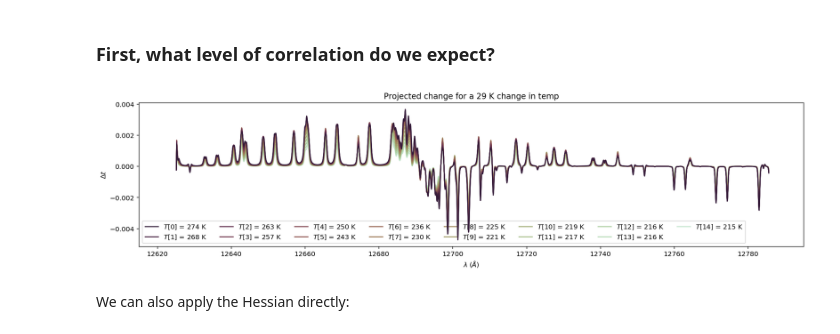
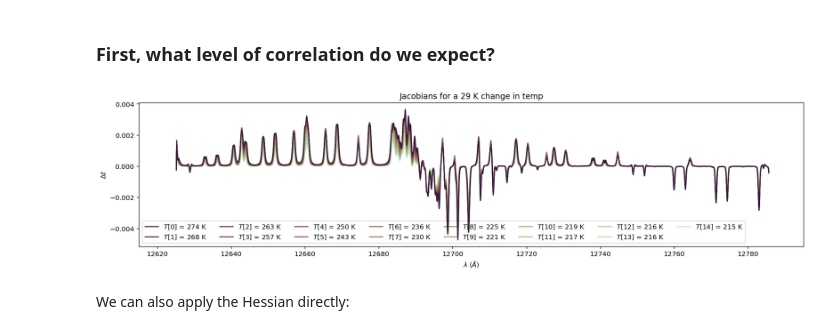
Before and after one commit to BrownDwarf/fiatlux, a Jupyter notebook: notebooks/09_atmospheric_retrieval.ipynb, the cells around one changed output. Cells and saved outputs as stored; diff of their text form; code cells hidden in the pictures.

```diff
--- a/notebooks/09_atmospheric_retrieval.ipynb
+++ b/notebooks/09_atmospheric_retrieval.ipynb
@@ -280,5 +271,5 @@ import numpy as onp
 # %%
-inds = np.array(onp.digitize(wls, wl_hpf))
+inds = np.array(np.digitize(wls, wl_hpf))
 noise_free_spectrum = np.array([noise_free_spectrum_high_sampling[inds == i].mean() for i in range(2040)])
 # %%
 noise_free_spectrum.shape
@@ -326,18 +317,18 @@ colors = sns.palettes.cubehelix_palette(n_colors=15, rot=0.8, reverse=True)
 # %%
 plt.figure(figsize=(18,4))
 
 for i in range(15):
     plt.plot(wl_hpf, 29.0*j0[:, i], label="$T$[{}] = {:0.0f} K".format(i,T_vec[i]) ,
              color=colors[i], zorder=15-i)
 
 
 plt.legend(loc='lower left',  ncol=8)
 plt.ylabel('$\Delta t$')
 plt.xlim(12615, 12795); #plt.ylim(0,1.25)
 plt.xlabel('$\lambda \;(\AA)$')
-plt.title('Projected change for a 29 K change in temp');
+plt.title('Jacobians for a 29 K change in temp');
 # %% [output]
-[figure, old version]
+[figure, new version]
 # %% [markdown]
 We can also apply the Hessian directly:
 # %%
```
Also changed, not shown: parts of 30 cells of this notebook.
